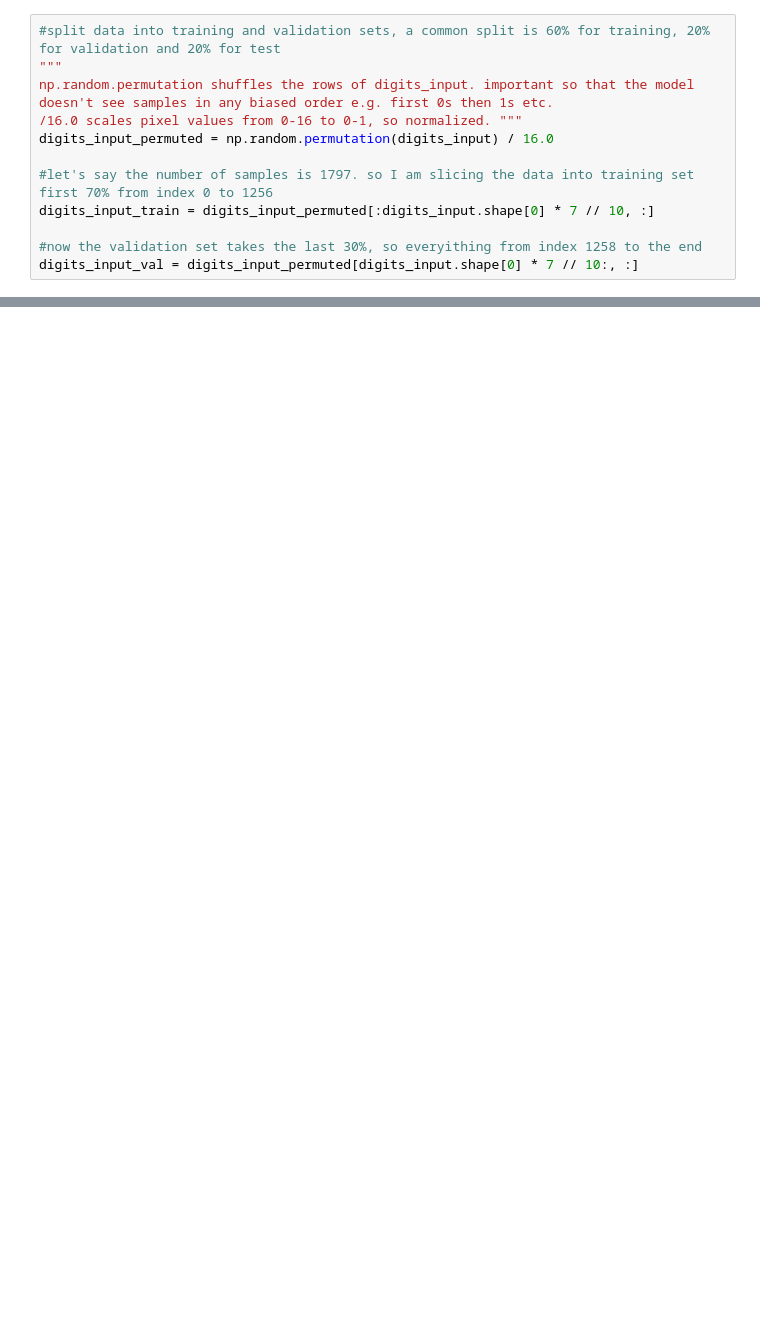
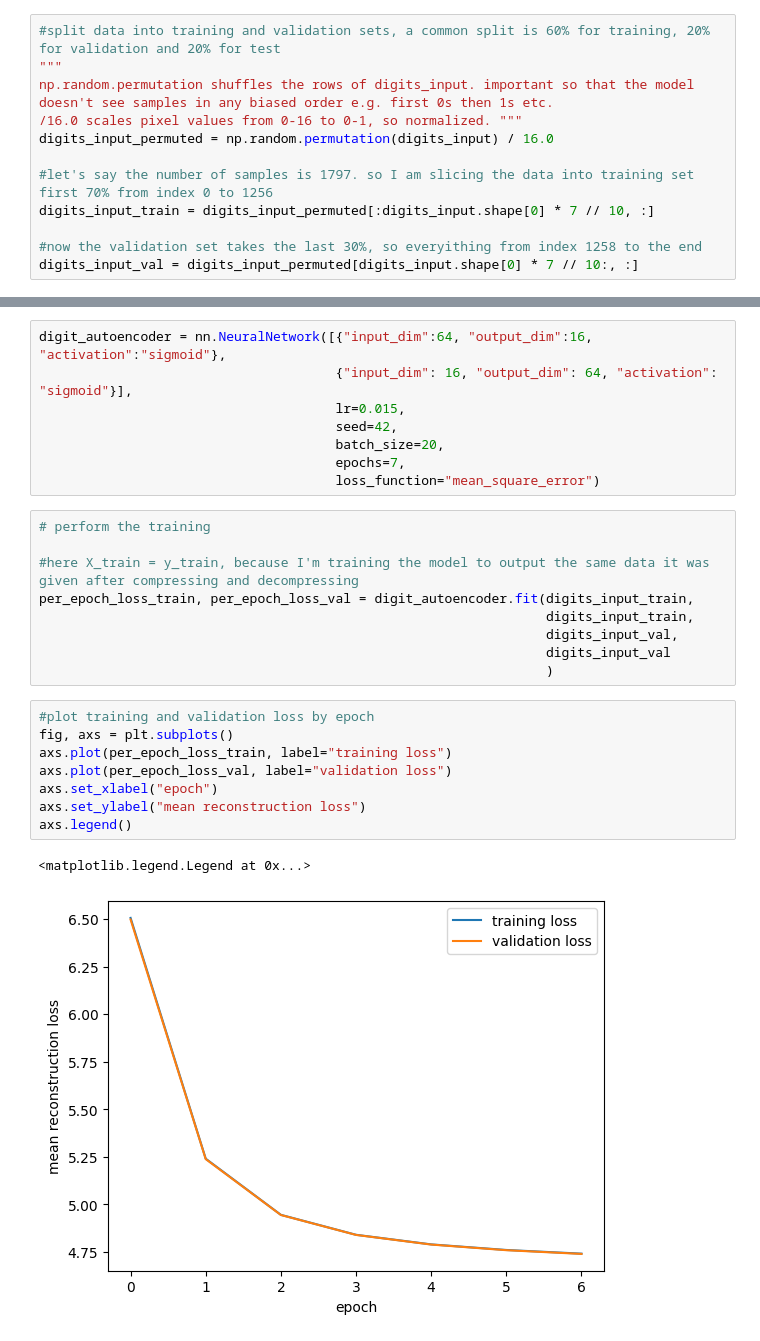
Before and after one commit to sporak577/final-nn, a Jupyter notebook: Autoencoder.ipynb, the cells around one changed output, grey strips where cells are left out. Drawn from its saved outputs; the diff is of its cells as text; blank space fills up the shorter version.

```diff
--- a/Autoencoder.ipynb
+++ b/Autoencoder.ipynb
@@ -36,0 +44,28 @@ digits_input_val = digits_input_permuted[digits_input.shape[0] * 7 // 10:, :]
+# %%
+digit_autoencoder = nn.NeuralNetwork([{"input_dim":64, "output_dim":16, "activation":"sigmoid"},
+                                      {"input_dim": 16, "output_dim": 64, "activation": "sigmoid"}],
+                                      lr=0.015,
+                                      seed=42,
+                                      batch_size=20,
+                                      epochs=7,
+                                      loss_function="mean_square_error")
+# %%
+# perform the training
+
+#here X_train = y_train, because I'm training the model to output the same data it was given after compressing and decompressing
+per_epoch_loss_train, per_epoch_loss_val = digit_autoencoder.fit(digits_input_train,
+                                                                 digits_input_train,
+                                                                 digits_input_val,
+                                                                 digits_input_val
+                                                                 )
+# %%
+#plot training and validation loss by epoch
+fig, axs = plt.subplots()
+axs.plot(per_epoch_loss_train, label="training loss")
+axs.plot(per_epoch_loss_val, label="validation loss")
+axs.set_xlabel("epoch")
+axs.set_ylabel("mean reconstruction loss")
+axs.legend()
+# %% [output]
+<matplotlib.legend.Legend at 0x...>
+[figure, added]
```
Also changed, not shown: parts of 4 cells of this notebook.
